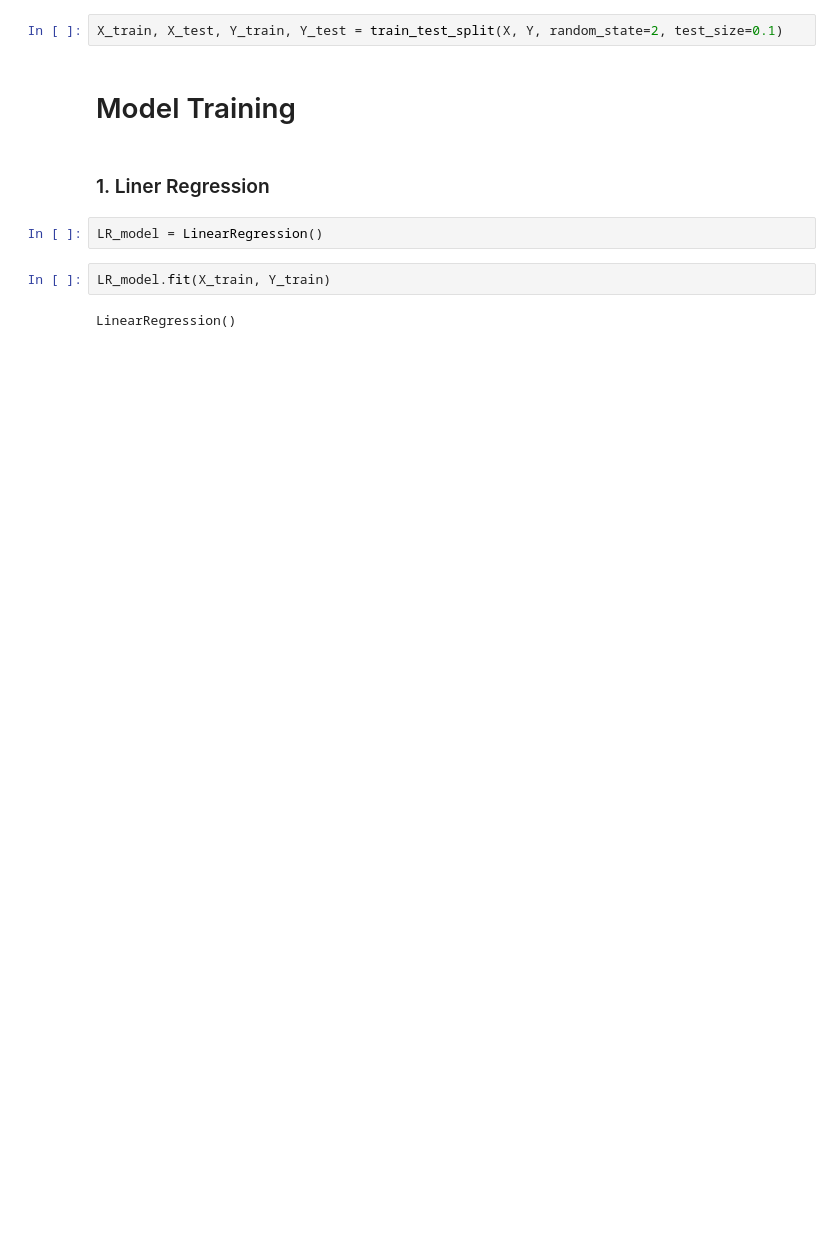
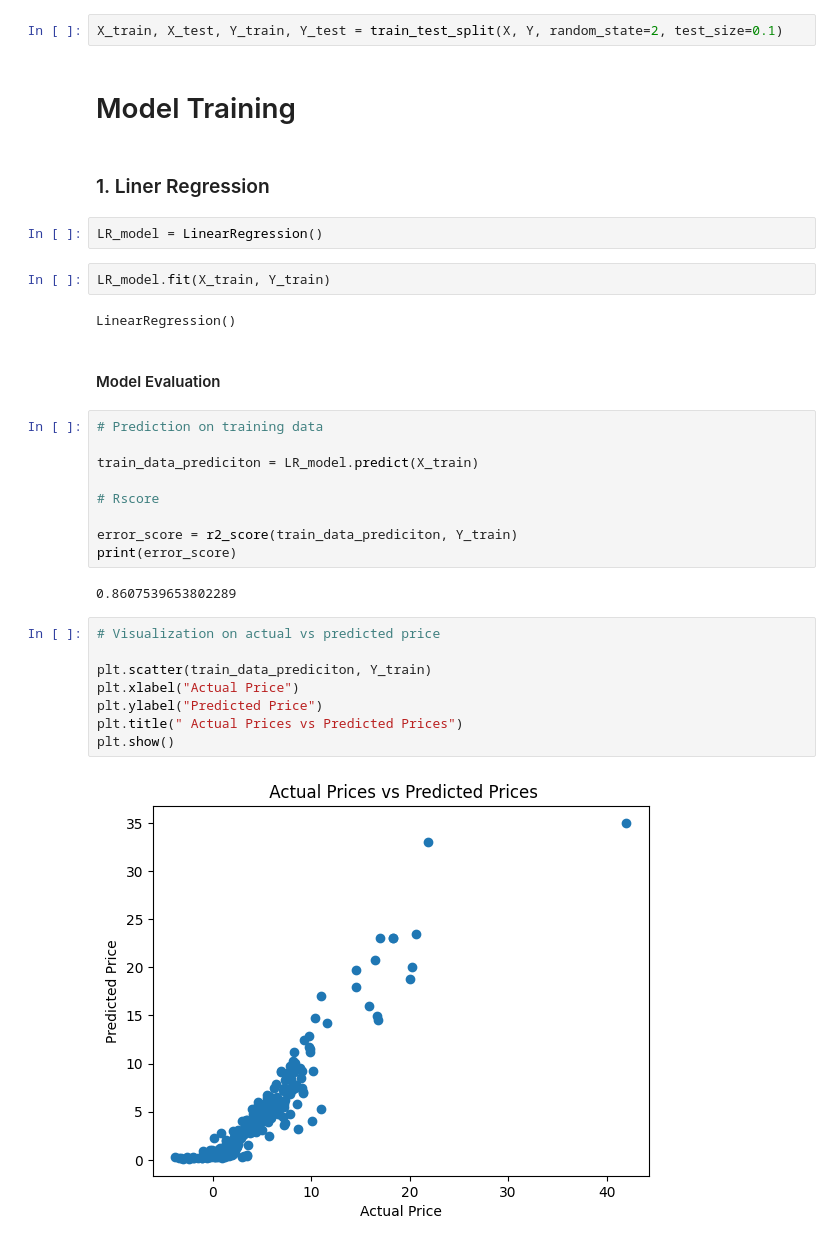
Before and after one commit to Abbasam8910/Machine-Learning-Projects, a Jupyter notebook: Machine Learning Project 8/Car Price Prediction.ipynb, the cells around one changed output. Saved outputs shown, nothing was run; the diff lists cells and outputs as text; blank space fills up the shorter version.

Commit message:
car Price Prediction Model Evaluation

```diff
--- a/Machine Learning Project 8/Car Price Prediction.ipynb
+++ b/Machine Learning Project 8/Car Price Prediction.ipynb
@@ -167,3 +168,26 @@ LR_model = LinearRegression()
 LR_model.fit(X_train, Y_train)
 # %% [output]
 LinearRegression()
+# %% [markdown]
+#### Model Evaluation
+# %%
+# Prediction on training data
+
+train_data_prediciton = LR_model.predict(X_train)
+
+# Rscore
+
+error_score = r2_score(train_data_prediciton, Y_train)
+print(error_score)
+# %% [output]
+0.8607539653802289
+# %%
+# Visualization on actual vs predicted price
+
+plt.scatter(train_data_prediciton, Y_train)
+plt.xlabel("Actual Price")
+plt.ylabel("Predicted Price")
+plt.title(" Actual Prices vs Predicted Prices")
+plt.show()
+# %% [output]
+[figure, added]
```
Also changed, not shown: parts of 3 cells of this notebook.
